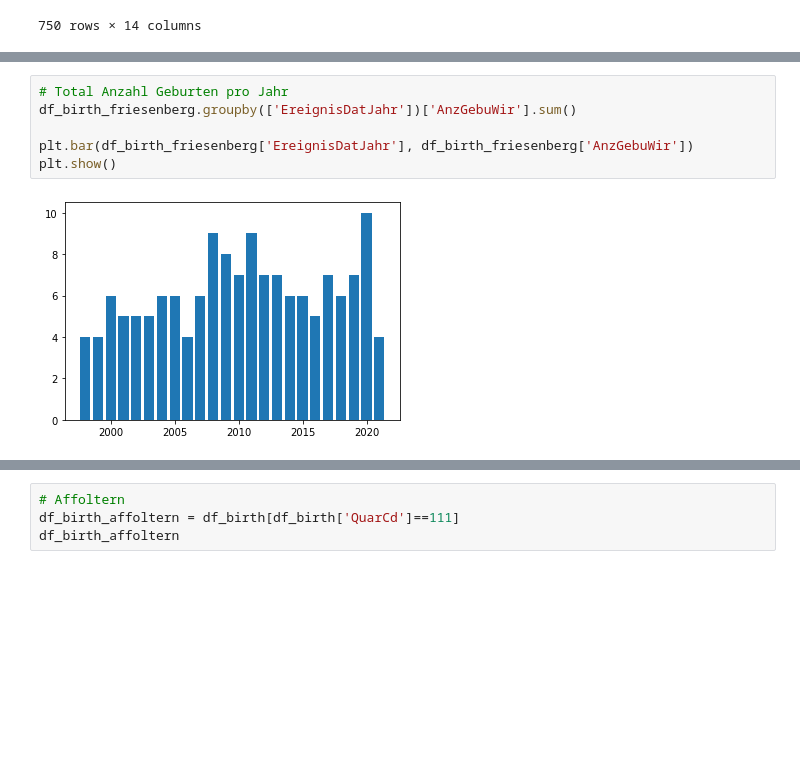
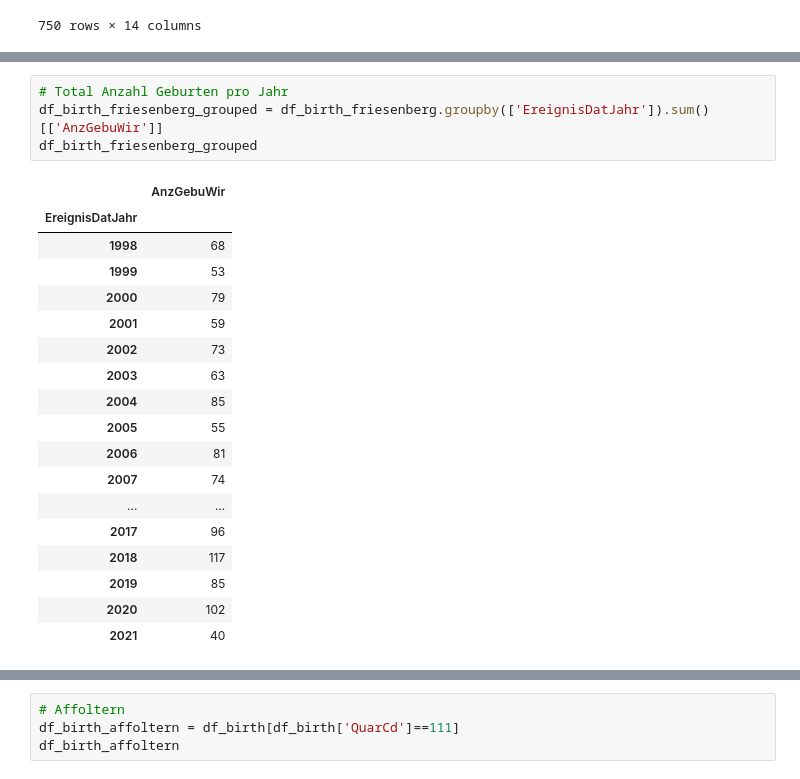
Before and after one commit to EbruDulak/CAS-INFE-21.12-Scripting-Project, a Jupyter notebook: ScriptingKitaProject.ipynb, the cells around one changed output, grey strips where cells are left out. Saved outputs shown, nothing was run; the diff lists cells and outputs as text; blank space fills up the shorter version.

```diff
--- a/ScriptingKitaProject.ipynb
+++ b/ScriptingKitaProject.ipynb
@@ -230,11 +284,26 @@ df_birth_friesenberg
 # %%
 # Total Anzahl Geburten pro Jahr
-df_birth_friesenberg.groupby(['EreignisDatJahr'])['AnzGebuWir'].sum()
-
-plt.bar(df_birth_friesenberg['EreignisDatJahr'], df_birth_friesenberg['AnzGebuWir'])
-plt.show()
+df_birth_friesenberg_grouped = df_birth_friesenberg.groupby(['EreignisDatJahr']).sum()[['AnzGebuWir']]
+df_birth_friesenberg_grouped
 # %% [output]
-[figure, removed]
+|  | AnzGebuWir |
+| EreignisDatJahr |  |
+| 1998 | 68 |
+| 1999 | 53 |
+| 2000 | 79 |
+| 2001 | 59 |
+| 2002 | 73 |
+| 2003 | 63 |
+| 2004 | 85 |
+| 2005 | 55 |
+| 2006 | 81 |
+| 2007 | 74 |
+| ... | ... |
+| 2017 | 96 |
+| 2018 | 117 |
+| 2019 | 85 |
+| 2020 | 102 |
+| 2021 | 40 |
 # %%
 # Sihlcity
 df_birth_sihlcity = df_birth[df_birth['QuarCd']==34]
```
Also changed, not shown: parts of 12 cells of this notebook.
